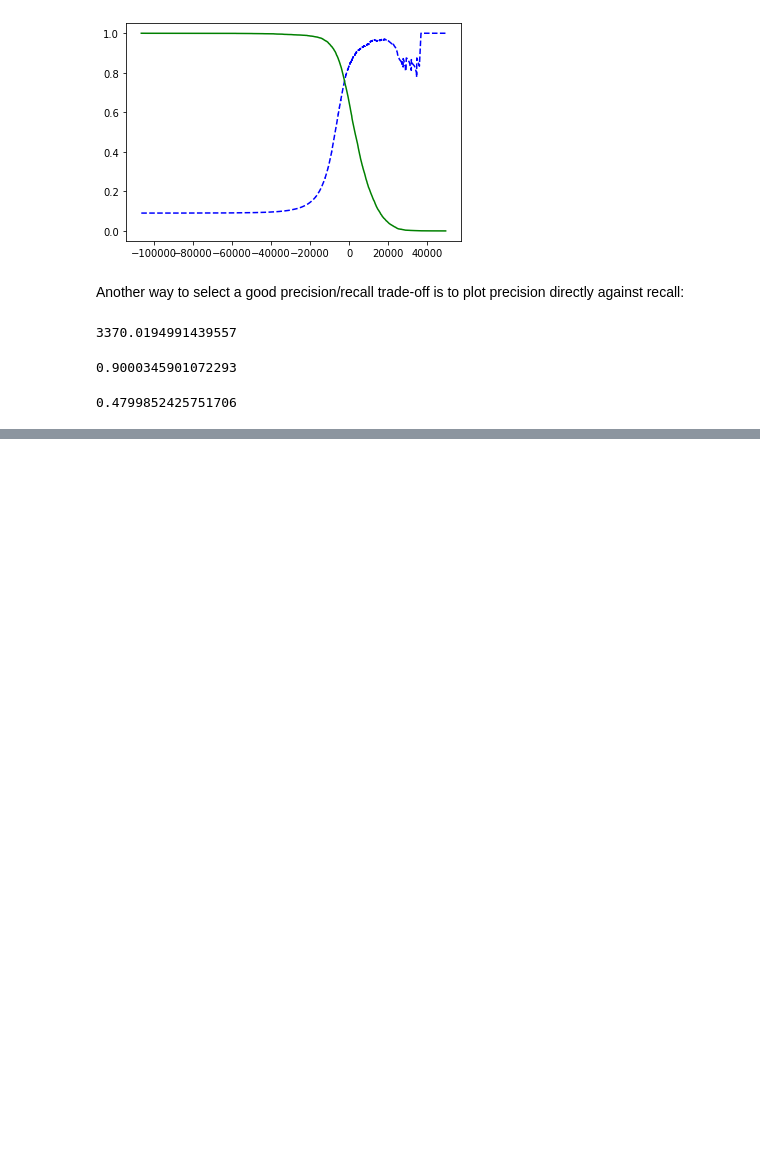
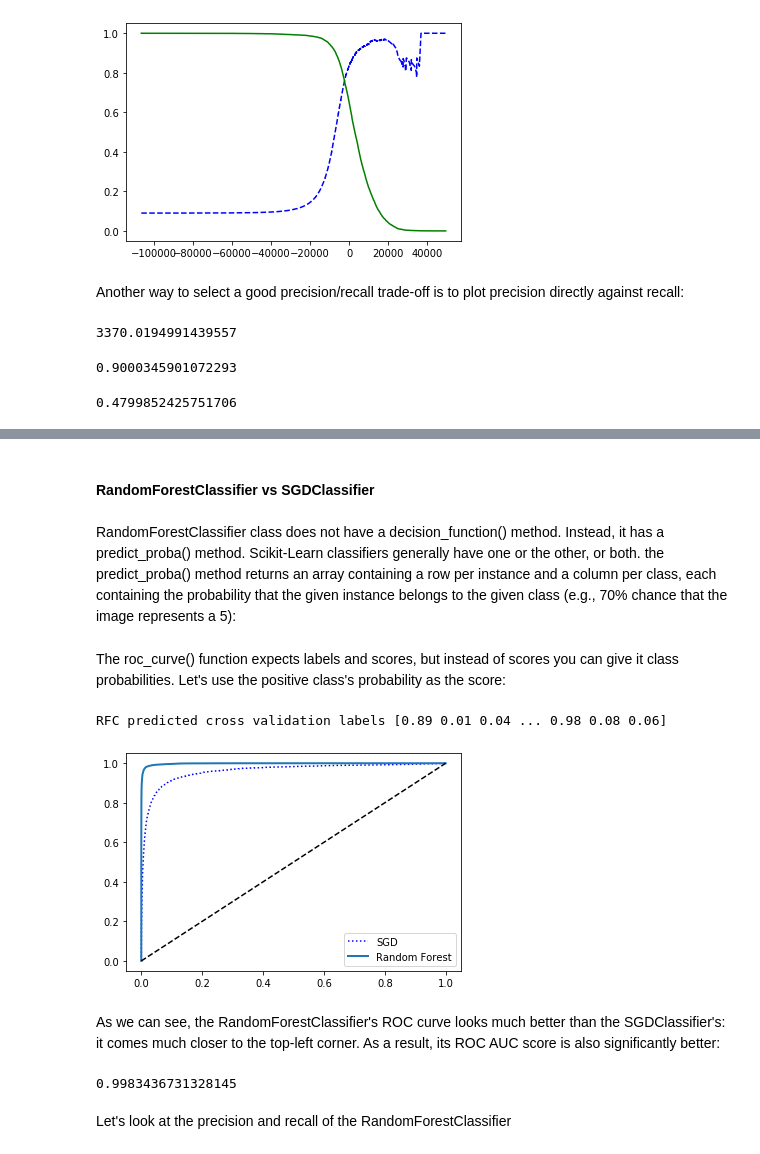
Before and after one commit to naraB/hands-on-ml-notes, a Jupyter notebook: classification.ipynb, the cells around one changed output, grey strips where cells are left out. Drawn from its saved outputs; the diff is of its cells as text; code cells hidden in the pictures; blank space fills up the shorter version.

```diff
--- a/classification.ipynb
+++ b/classification.ipynb
@@ -276,0 +327,34 @@ recall_score(y_train_5, y_train_pred_90)
+# %% [markdown]
+#### RandomForestClassifier vs SGDClassifier
+# %% [markdown]
+RandomForestClassifier class does not have a decision_function() method. Instead, it has a predict_proba() method. Scikit-Learn classifiers generally have one or the other, or both. the predict_proba() method returns an array containing a row per instance and a column per class, each containing the probability that the given instance belongs to the given class (e.g., 70% chance that the image represents a 5):
+# %%
+# Let's train a RFC and compare its ROC and ROC AUC to a SGDClassifier
+from sklearn.ensemble import RandomForestClassifier
+
+forest_clf = RandomForestClassifier(random_state=42)
+y_probas_forest = cross_val_predict(forest_clf, X_train, y_train_5, cv=3,
+                                    method="predict_proba")
+# %% [markdown]
+The roc_curve() function expects labels and scores, but instead of scores you can give it class probabilities. Let's use the positive class's probability as the score:
+# %%
+y_score_forest = y_probas_forest[:, 1] # probabilities of images being 5's (proba of positive class)
+print('RFC predicted cross validation labels', y_score_forest)
+fpr_forest, tpr_forest, thresholds_forest = roc_curve(y_train_5, y_score_forest)
+# %% [output]
+RFC predicted cross validation labels [0.89 0.01 0.04 ... 0.98 0.08 0.06]
+# %%
+plt.plot(fpr, tpr, 'b:', label="SGD")
+plot_roc_curve(fpr_forest, tpr_forest, "Random Forest")
+plt.legend(loc="lower right")
+plt.show()
+# %% [output]
+[figure, added]
+# %% [markdown]
+As we can see, the RandomForestClassifier's ROC curve looks much better than the SGDClassifier's: it comes much closer to the top-left corner. As a result, its ROC AUC score is also significantly better:
+# %%
+roc_auc_score(y_train_5, y_score_forest)
+# %% [output]
+0.9983436731328145
+# %% [markdown]
+Let's look at the precision and recall of the RandomForestClassifier
```
Also changed, not shown: parts of 16 cells of this notebook.
